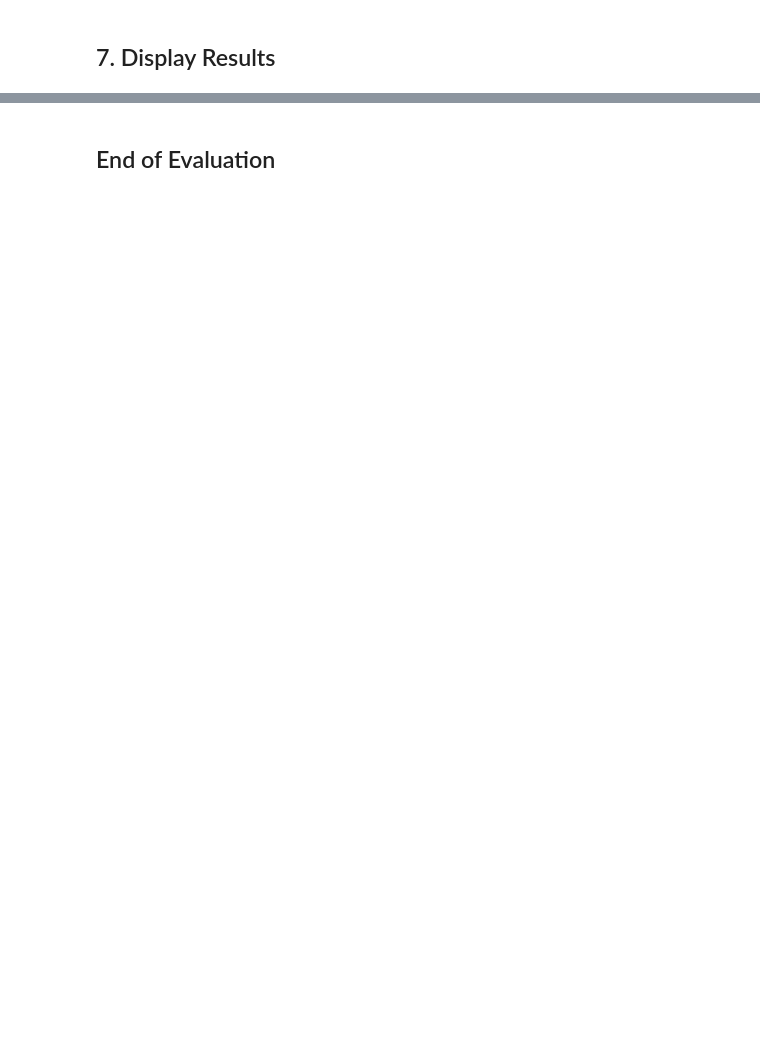
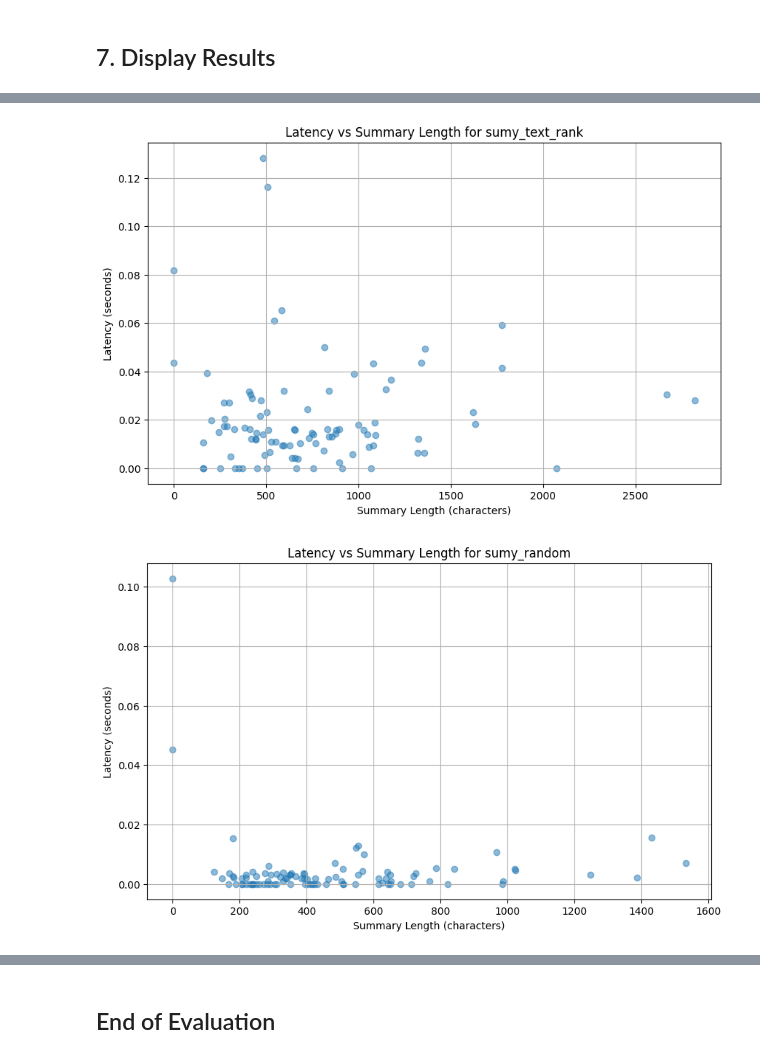
Before and after one commit to dortenenboim314/website-summary, a Jupyter notebook: eval_notebook.ipynb, the cells around one changed output, grey strips where cells are left out. Saved outputs shown, nothing was run; the diff lists cells and outputs as text; code cells hidden in the pictures; blank space fills up the shorter version.

```diff
--- a/eval_notebook.ipynb
+++ b/eval_notebook.ipynb
@@ -316,0 +320,14 @@ Name: summary_length, dtype: float64
+# %%
+# for each summarizer, show latency as function of summary length
+for summarizer in df_results['summarizer'].unique():
+    df_summarizer = df_results[df_results['summarizer'] == summarizer]
+    plt.figure(figsize=(10, 6))
+    plt.scatter(df_summarizer['summary_length'], df_summarizer['latency_seconds'], alpha=0.5)
+    plt.title(f"Latency vs Summary Length for {summarizer}")
+    plt.xlabel("Summary Length (characters)")
+    plt.ylabel("Latency (seconds)")
+    plt.grid()
+    plt.show()
+# %% [output]
+[figure, added]
+[figure, added]
```
Also changed, not shown: parts of 12 cells of this notebook.
